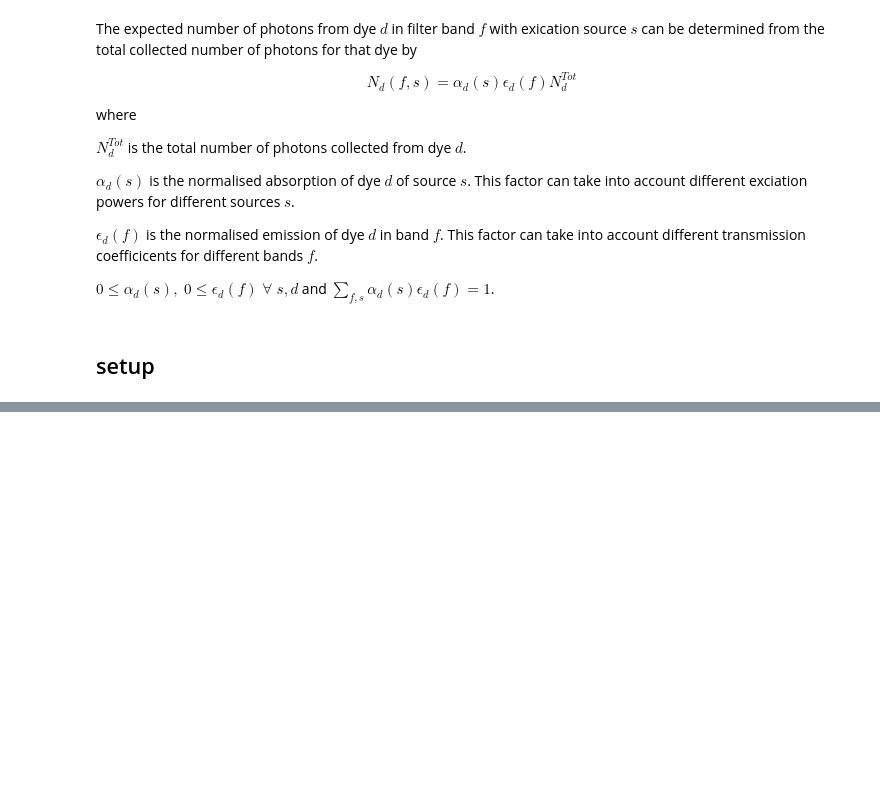
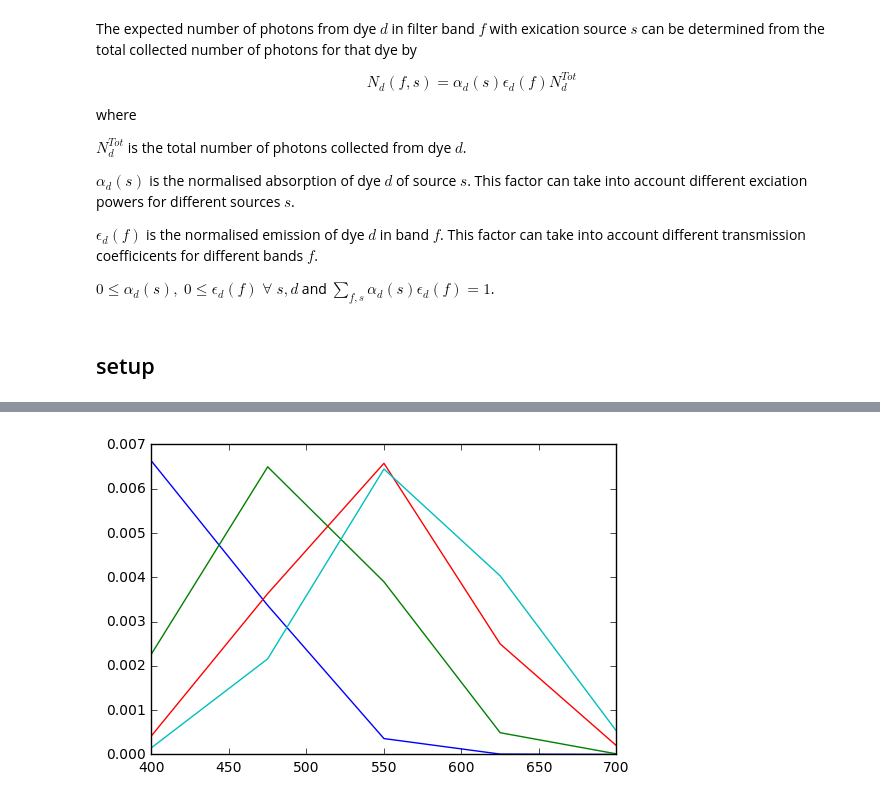
Before and after one commit to sofroniewn/unmixer, a Jupyter notebook: example.ipynb, the cells around one changed output, grey strips where cells are left out. Saved outputs shown, nothing was run; the diff lists cells and outputs as text; code cells hidden in the pictures; blank space fills up the shorter version.

```diff
--- a/example.ipynb
+++ b/example.ipynb
@@ -116 +90,5 @@ print(signal)
+# %%
+plt.plot(x, y_ex.T);
+# %% [output]
+[figure, added]
 # %%
```
Also changed, not shown: parts of 12 cells of this notebook, 3 other files.
